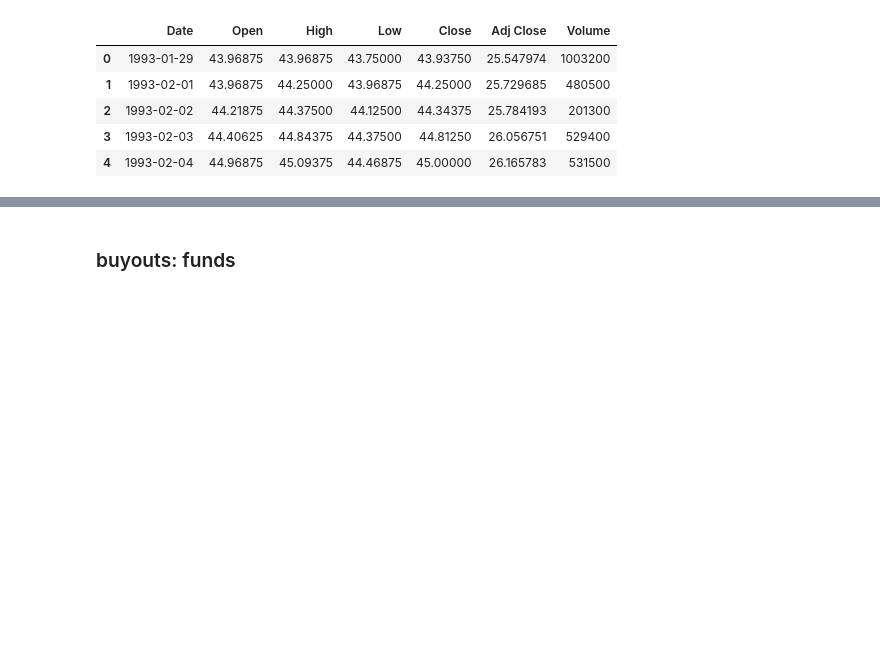
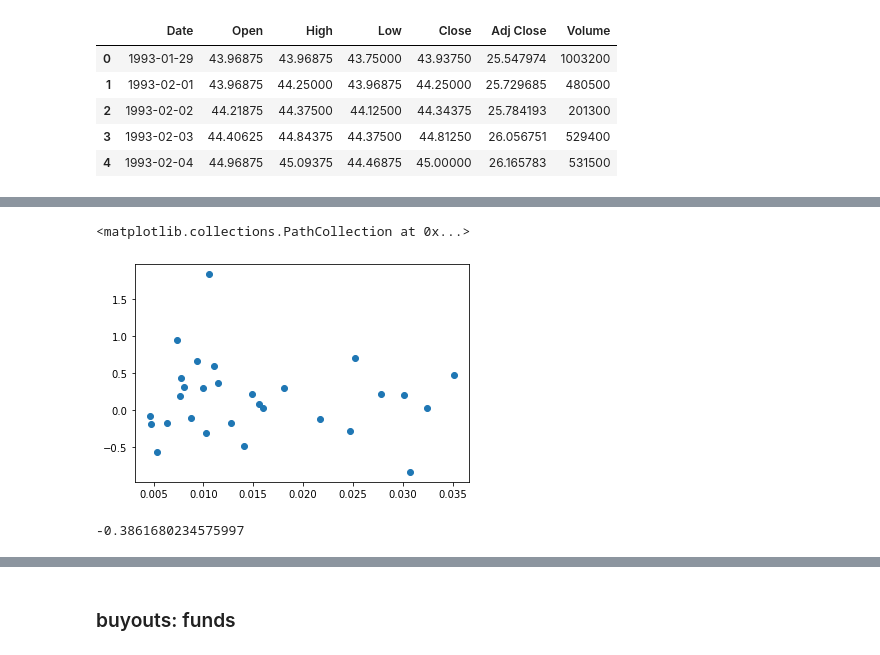
Before and after one commit to anjanaiyer/svb_practicum, a Jupyter notebook: buyouts/buyouts_sp_test.ipynb, the cells around one changed output, grey strips where cells are left out. Saved outputs shown, nothing was run; the diff lists cells and outputs as text; code cells hidden in the pictures; blank space fills up the shorter version.

```diff
--- a/buyouts/buyouts_sp_test.ipynb
+++ b/buyouts/buyouts_sp_test.ipynb
@@ -438,0 +313,9 @@ Name: avg_fund_size_amt, dtype: float64
+# %%
+plt.scatter(df_merged.volatility, df_merged.pct_change_fund_size_amt)
+# %% [output]
+<matplotlib.collections.PathCollection at 0x...>
+[figure, added]
+# %%
+df_merged['volatility'].corr(df_merged['avg_fund_size_amt'])
+# %% [output]
+-0.3861680234575997
```
Also changed, not shown: parts of 65 cells of this notebook.
